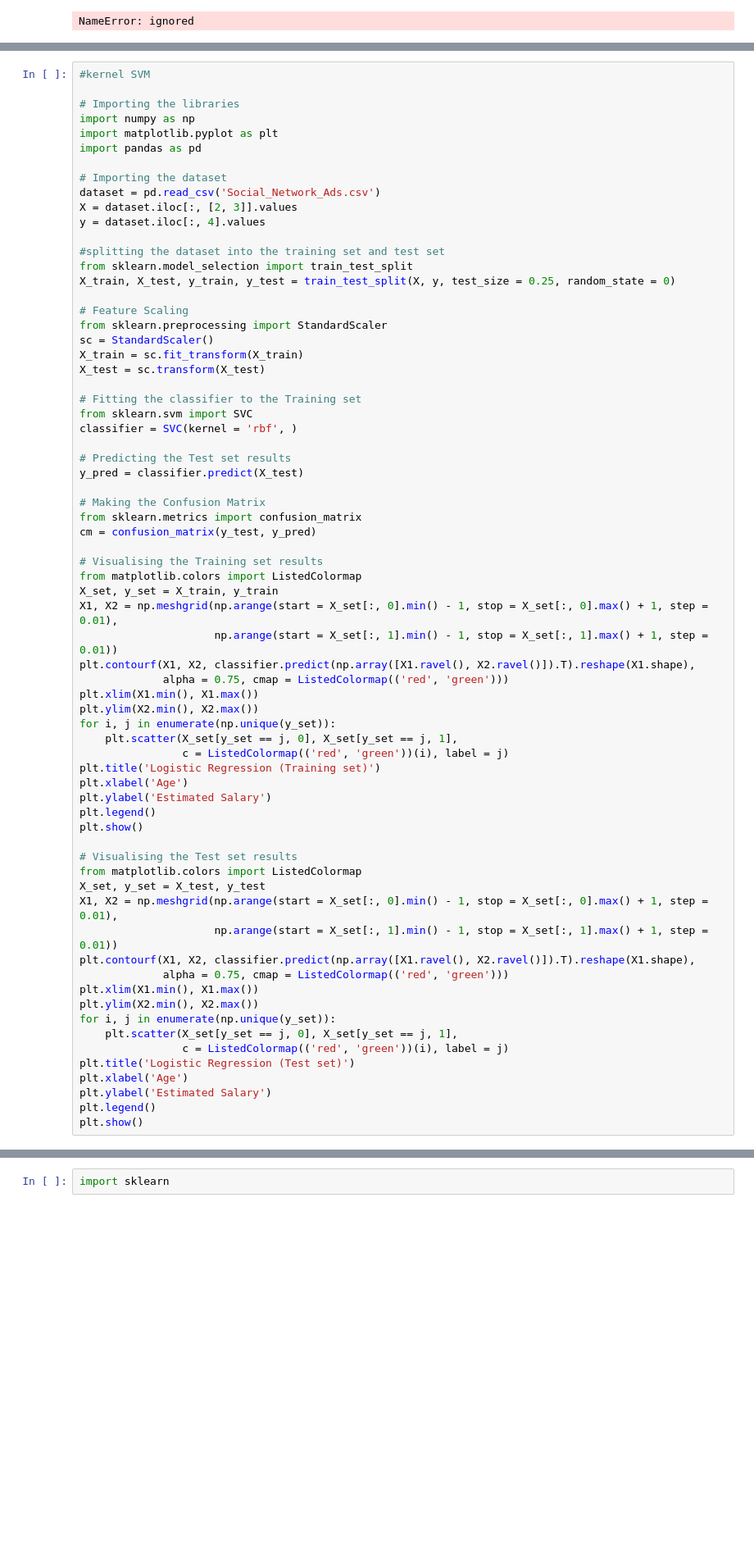
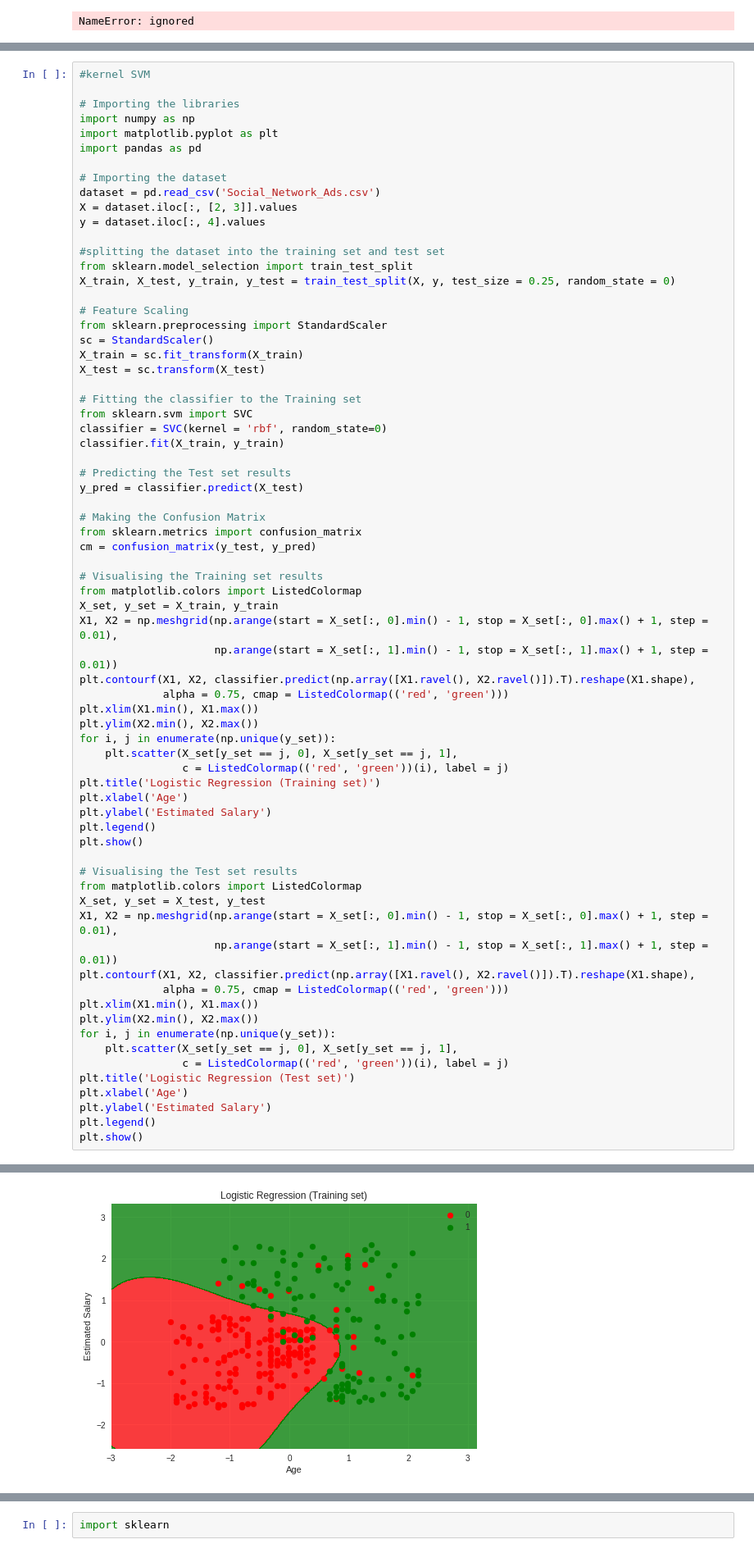
Before and after one commit to princekiran/machine_learning, a Jupyter notebook: machine_learning.ipynb, the cells around one changed output, grey strips where cells are left out. Shown: that part at 82% size. Cells and saved outputs as stored; diff of their text form; blank space fills up the shorter version.

```diff
--- a/machine_learning.ipynb
+++ b/machine_learning.ipynb
@@ -740,7 +740,8 @@ X_test = sc.transform(X_test)
 
 # Fitting the classifier to the Training set
 from sklearn.svm import SVC
-classifier = SVC(kernel = 'rbf', )
+classifier = SVC(kernel = 'rbf', random_state=0)
+classifier.fit(X_train, y_train)
 
 # Predicting the Test set results
 y_pred = classifier.predict(X_test)
@@ -784,3 +785,4 @@ plt.xlabel('Age')
 plt.ylabel('Estimated Salary')
 plt.legend()
 plt.show()
+# %% [output]
@@ -786,0 +791 @@ plt.show()
+[figure, added]
```
Also changed, not shown: parts of 2 cells of this notebook.
